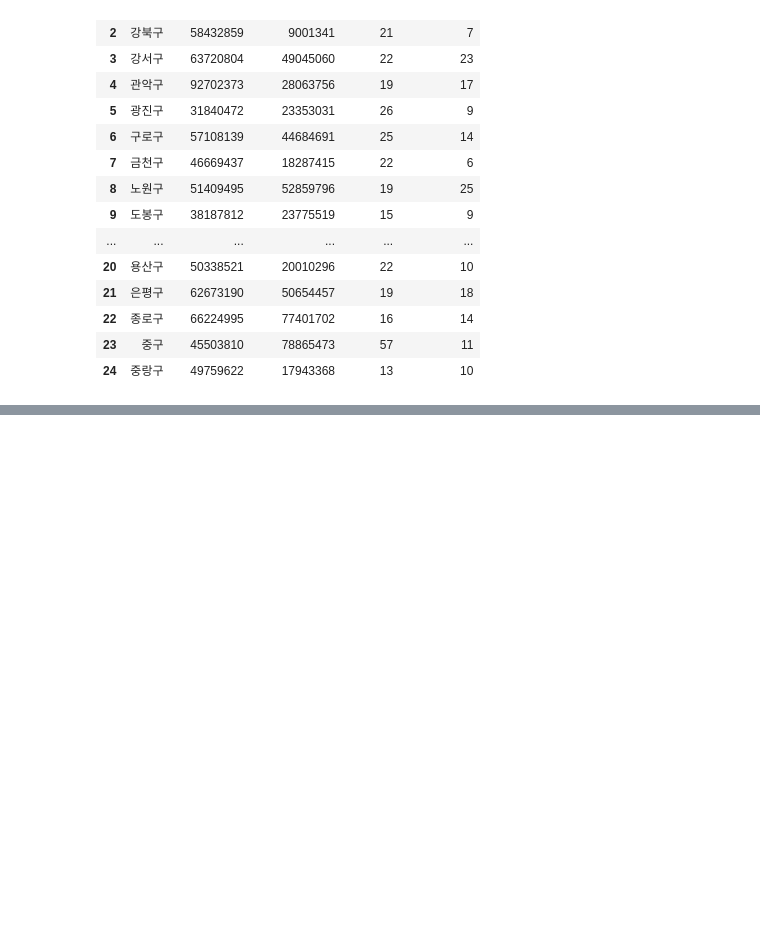
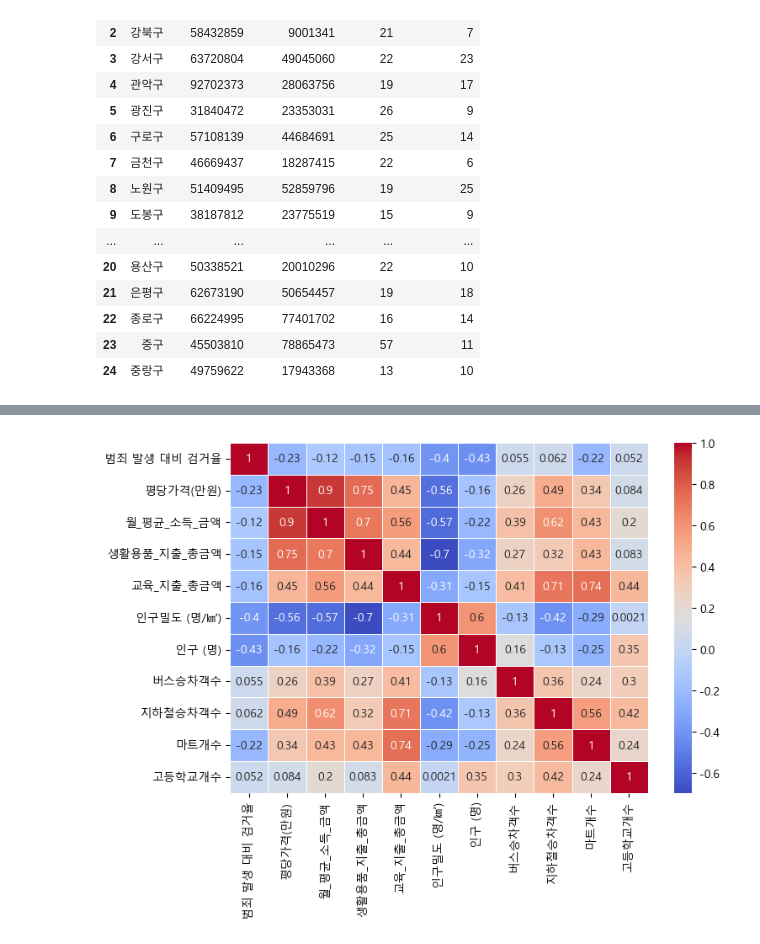
Before and after one commit to team-project-pratice/Seoul_Property_project, a Jupyter notebook: 데이터프레임.ipynb, the cells around one changed output, grey strips where cells are left out. Saved outputs shown, nothing was run; the diff lists cells and outputs as text; code cells hidden in the pictures; blank space fills up the shorter version.

```diff
--- a/데이터프레임.ipynb
+++ b/데이터프레임.ipynb
@@ -238,0 +258,13 @@ corr_matrix
+# %%
+import matplotlib.pyplot as plt
+import seaborn as sns
+plt.figure(figsize=(8,6))
+sns.heatmap(corr_matrix, annot=True, cmap='coolwarm',linewidths=0.5)
+plt.rcParams['font.family'] = 'Arial'  # Arial과 같은 한글 지원 폰트로 변경
+plt.rcParams['axes.unicode_minus'] = False  # 음수 기호가 깨지는 문제 해결u
+plt.rc('font', family='Malgun Gothic')
+plt.tight_layout()
+plt.xticks(rotation=90)
+plt.show()
+# %% [output]
+[figure, added]
```
Also changed, not shown: parts of 1 cell of this notebook.
